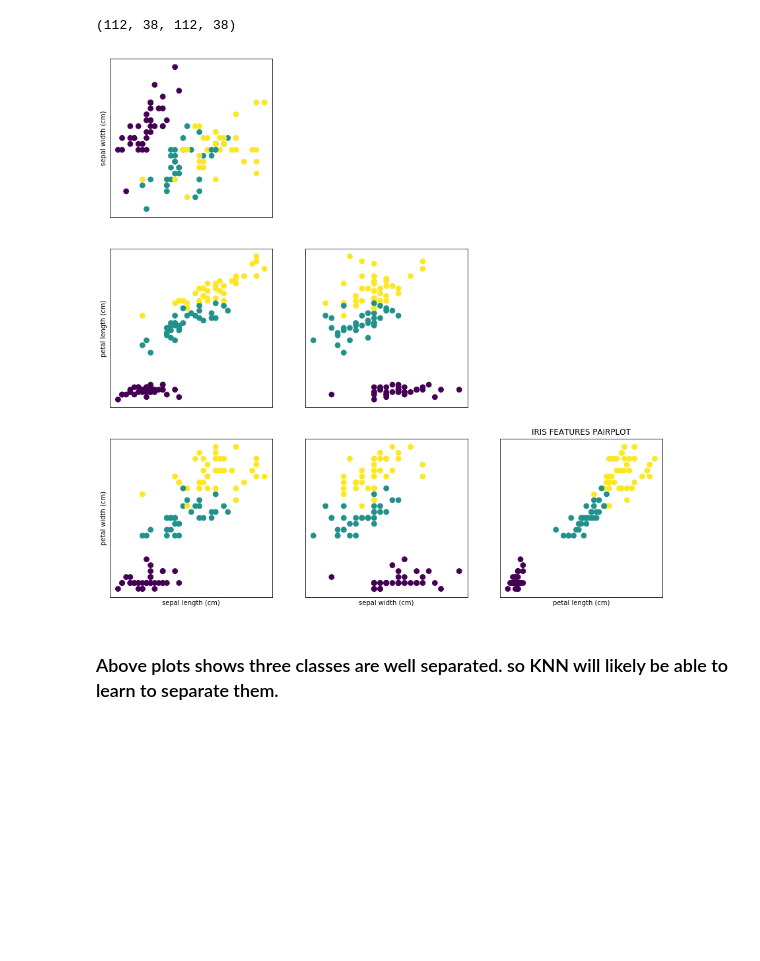
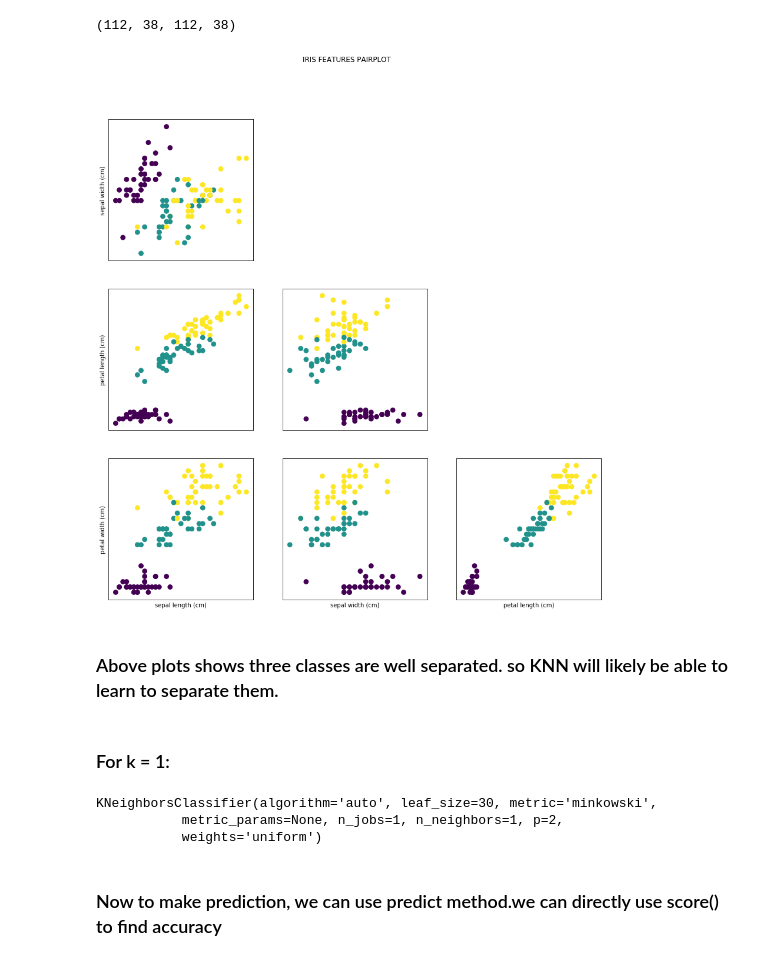
Before and after one commit to vishalagg/iris_species_classifier, a Jupyter notebook: iris_species_classifier.ipynb, the cells around one changed output. Saved outputs shown, nothing was run; the diff lists cells and outputs as text; code cells hidden in the pictures; blank space fills up the shorter version.

```diff
--- a/iris_species_classifier.ipynb
+++ b/iris_species_classifier.ipynb
@@ -103,22 +103,24 @@ len(X_train),len(X_test),len(Y_train),len(Y_test)
 # %%
 %matplotlib inline
 import matplotlib.pyplot as plt
 
 fig,ax = plt.subplots(3,3,figsize=(15,15))
-plt.title("IRIS FEATURES PAIRPLOT")
+plt.suptitle("IRIS FEATURES PAIRPLOT")
 
 for i in range(3):
     for j in range(3):
         ax[i,j].scatter(X_train[:,j],X_train[:,i+1],c=Y_train,s=60)
         ax[i,j].set_xticks(())
         ax[i,j].set_yticks(())
         if i==2:
             ax[i,j].set_xlabel(iris['feature_names'][j])
         if j==0:
             ax[i,j].set_ylabel(iris['feature_names'][i+1])
         if j>i:
             ax[i,j].set_visible(False)
 # %% [output]
-[figure, old version]
+[figure, new version]
 # %% [markdown]
 ### Above  plots shows three classes are well separated. so KNN will likely be able to learn to separate them.
+# %% [markdown]
+### For k = 1:
@@ -124,0 +131,8 @@ for i in range(3):
+# %%
+knn.fit(X_train,Y_train)
+# %% [output]
+KNeighborsClassifier(algorithm='auto', leaf_size=30, metric='minkowski',
+           metric_params=None, n_jobs=1, n_neighbors=1, p=2,
+           weights='uniform')
+# %% [markdown]
+### Now to make prediction, we can use predict method.we can directly use score() to find accuracy
```
Also changed, not shown: parts of 8 cells of this notebook.
